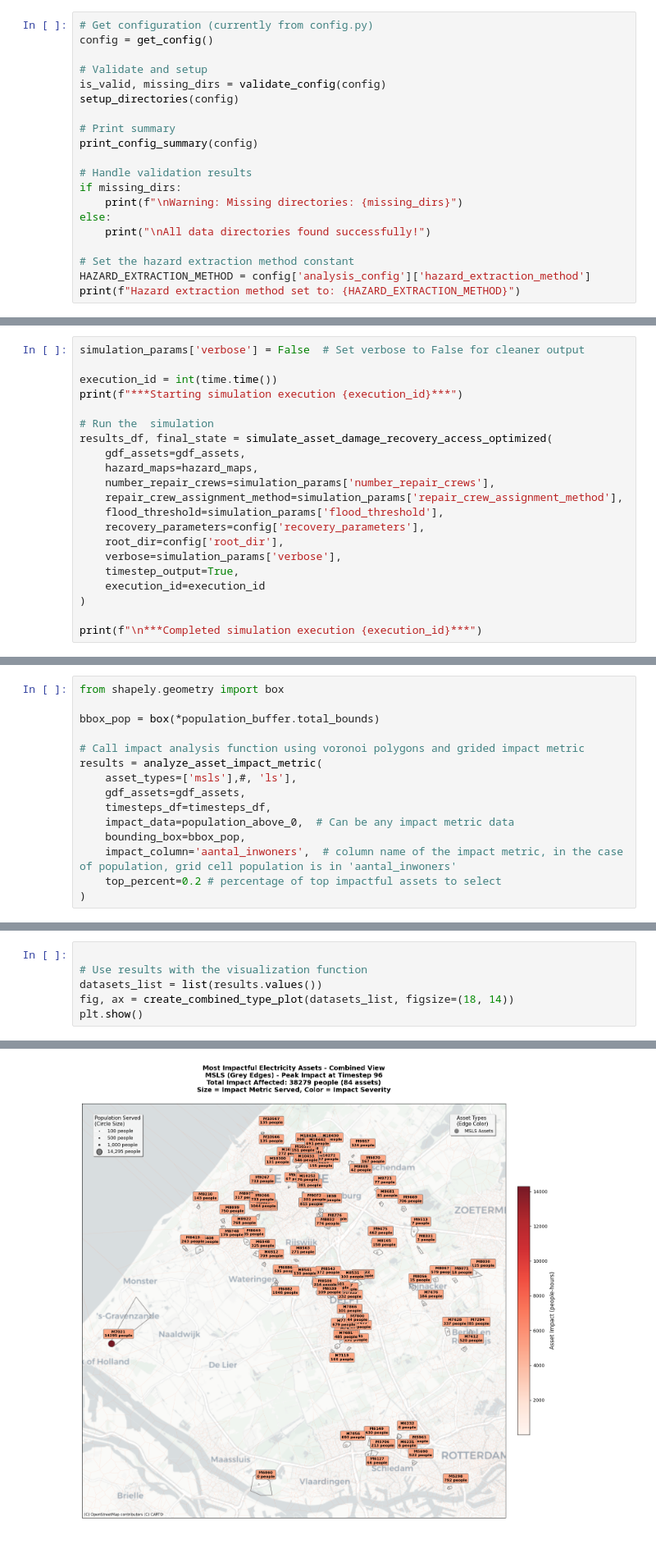
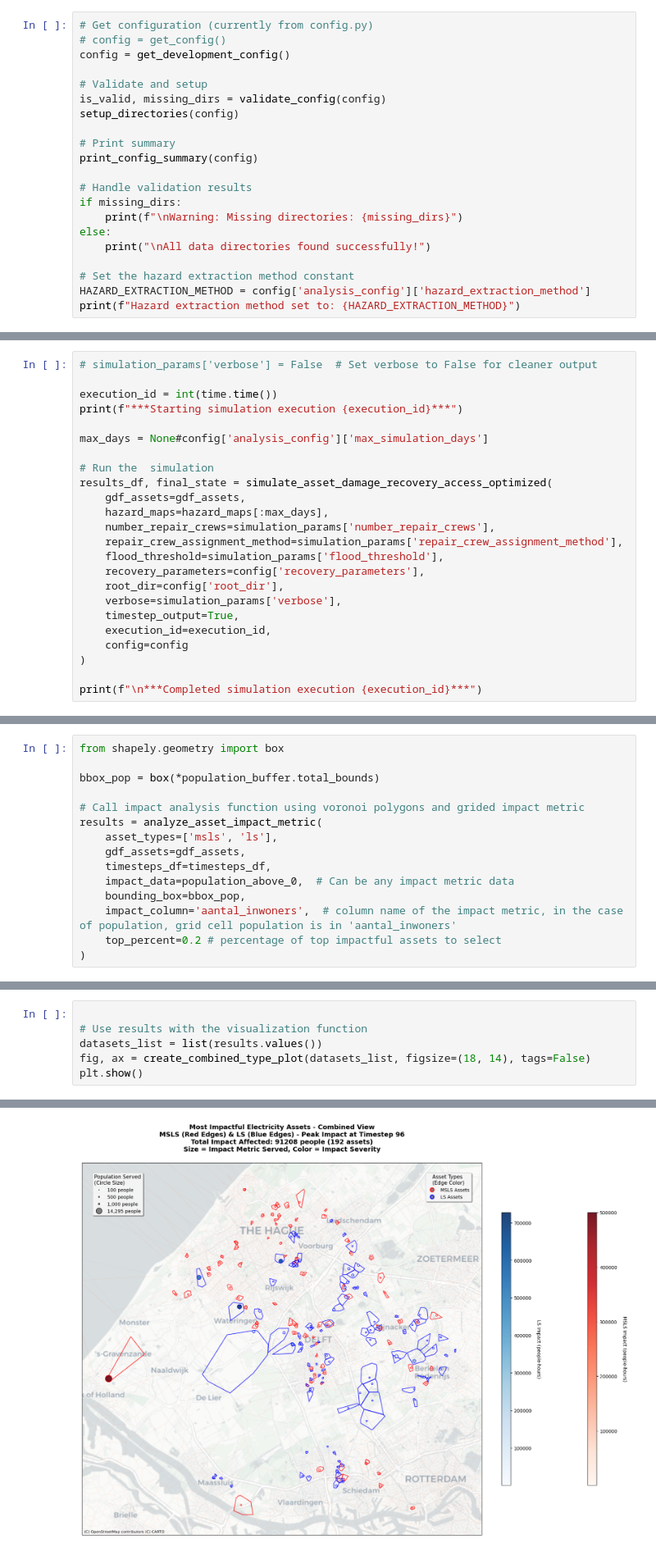
Before and after one commit to edPeregrina/powerpath, a Jupyter notebook: book/demo_electricity_analysis_impacts.ipynb, the cells around one changed output, grey strips where cells are left out. Shown: that part at 82% size. Drawn from its saved outputs; the diff is of its cells as text.

Commit message:
test data and get_development_config() logic

```diff
--- a/book/demo_electricity_analysis_impacts.ipynb
+++ b/book/demo_electricity_analysis_impacts.ipynb
@@ -15,7 +15,8 @@ import src.grid_based_accessibility_hex as grid_hex
 # #TODO: import and run sensitivity analysis
 # %%
 # Get configuration (currently from config.py)
-config = get_config()
+# config = get_config()
+config = get_development_config()
 
 # Validate and setup
 is_valid, missing_dirs = validate_config(config)
@@ -131,13 +132,15 @@ Directory structure:
 # %%
-simulation_params['verbose'] = False  # Set verbose to False for cleaner output
+# simulation_params['verbose'] = False  # Set verbose to False for cleaner output
 
 execution_id = int(time.time())
 print(f"***Starting simulation execution {execution_id}***")
 
+max_days = None#config['analysis_config']['max_simulation_days']
+
 # Run the  simulation
 results_df, final_state = simulate_asset_damage_recovery_access_optimized(
     gdf_assets=gdf_assets,
-    hazard_maps=hazard_maps,
+    hazard_maps=hazard_maps[:max_days],
     number_repair_crews=simulation_params['number_repair_crews'],
     repair_crew_assignment_method=simulation_params['repair_crew_assignment_method'],
     flood_threshold=simulation_params['flood_threshold'],
@@ -145,7 +148,8 @@ results_df, final_state = simulate_asset_damage_recovery_access_optimized(
     root_dir=config['root_dir'],
     verbose=simulation_params['verbose'],
     timestep_output=True,
-    execution_id=execution_id
+    execution_id=execution_id,
+    config=config
 )
 
 print(f"\n***Completed simulation execution {execution_id}***")
@@ -1068,7 +1070,7 @@ bbox_pop = box(*population_buffer.total_bounds)
 
 # Call impact analysis function using voronoi polygons and grided impact metric
 results = analyze_asset_impact_metric(
-    asset_types=['msls'],#, 'ls'],
+    asset_types=['msls', 'ls'],
     gdf_assets=gdf_assets,
     timesteps_df=timesteps_df,
     impact_data=population_above_0,  # Can be any impact metric data
@@ -1130,6 +1132,6 @@ voronoi_with_impact.to_file(voronoi_path_out, driver='GPKG')
 
 # Use results with the visualization function
 datasets_list = list(results.values())
-fig, ax = create_combined_type_plot(datasets_list, figsize=(18, 14))
+fig, ax = create_combined_type_plot(datasets_list, figsize=(18, 14), tags=False)
 plt.show()
 # %% [output]
@@ -1142,4 +1145,4 @@ Combined Asset Summary:
-[figure, old version]
+[figure, new version]
 # %%
 # Create timestep-by-timestep timelapse animation
 import matplotlib.pyplot as plt
```
Also changed, not shown: parts of 11 cells of this notebook, 52 other files.
